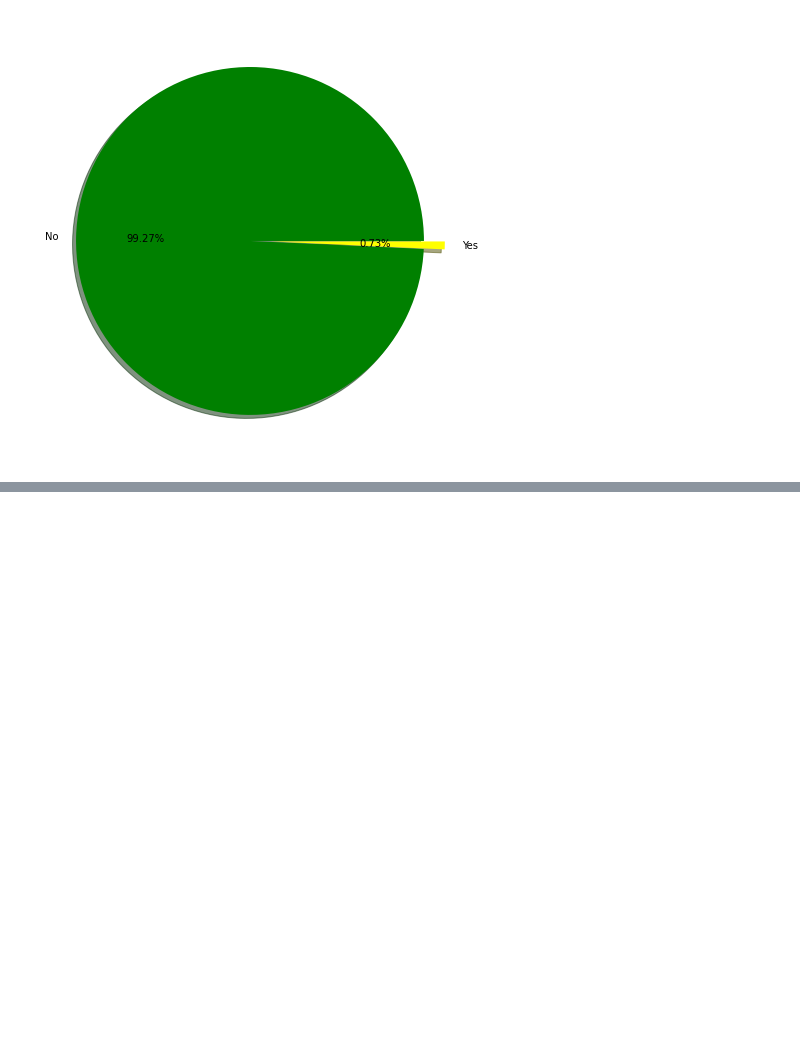
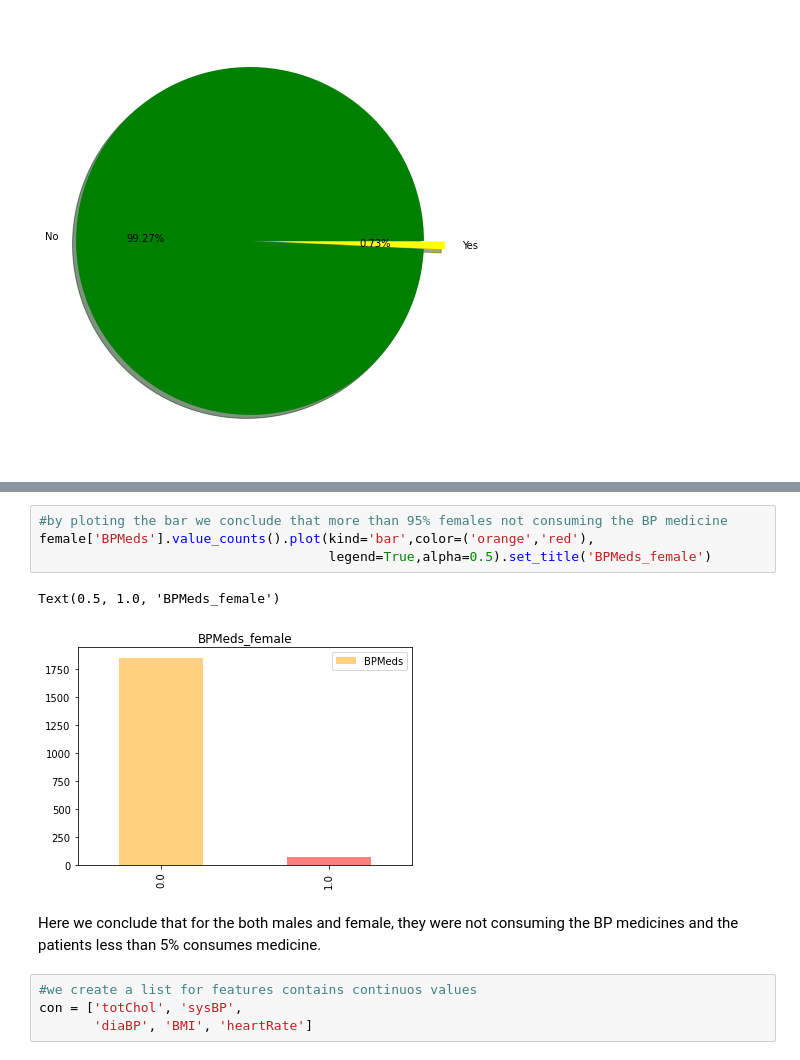
Before and after one commit to Shambhurajdesai/Capstone-3---Cardio-Vascular-Risk--Classification, a Jupyter notebook: Cardio_Vascular_Risk_Capstone_3.ipynb, the cells around one changed output, grey strips where cells are left out. Cells and saved outputs as stored; diff of their text form; blank space fills up the shorter version.

```diff
--- a/Cardio_Vascular_Risk_Capstone_3.ipynb
+++ b/Cardio_Vascular_Risk_Capstone_3.ipynb
@@ -587,0 +635,13 @@ Name: prevalentStroke, dtype: int64
+# %%
+#by ploting the bar we conclude that more than 95% females not consuming the BP medicine
+female['BPMeds'].value_counts().plot(kind='bar',color=('orange','red'),
+                                     legend=True,alpha=0.5).set_title('BPMeds_female')
+# %% [output]
+Text(0.5, 1.0, 'BPMeds_female')
+[figure, added]
+# %% [markdown]
+Here we conclude that for the both males and female, they were not consuming the BP medicines and the patients less than 5% consumes medicine.
+# %%
+#we create a list for features contains continuos values
+con = ['totChol', 'sysBP',
+       'diaBP', 'BMI', 'heartRate']
```
Also changed, not shown: parts of 24 cells of this notebook.
